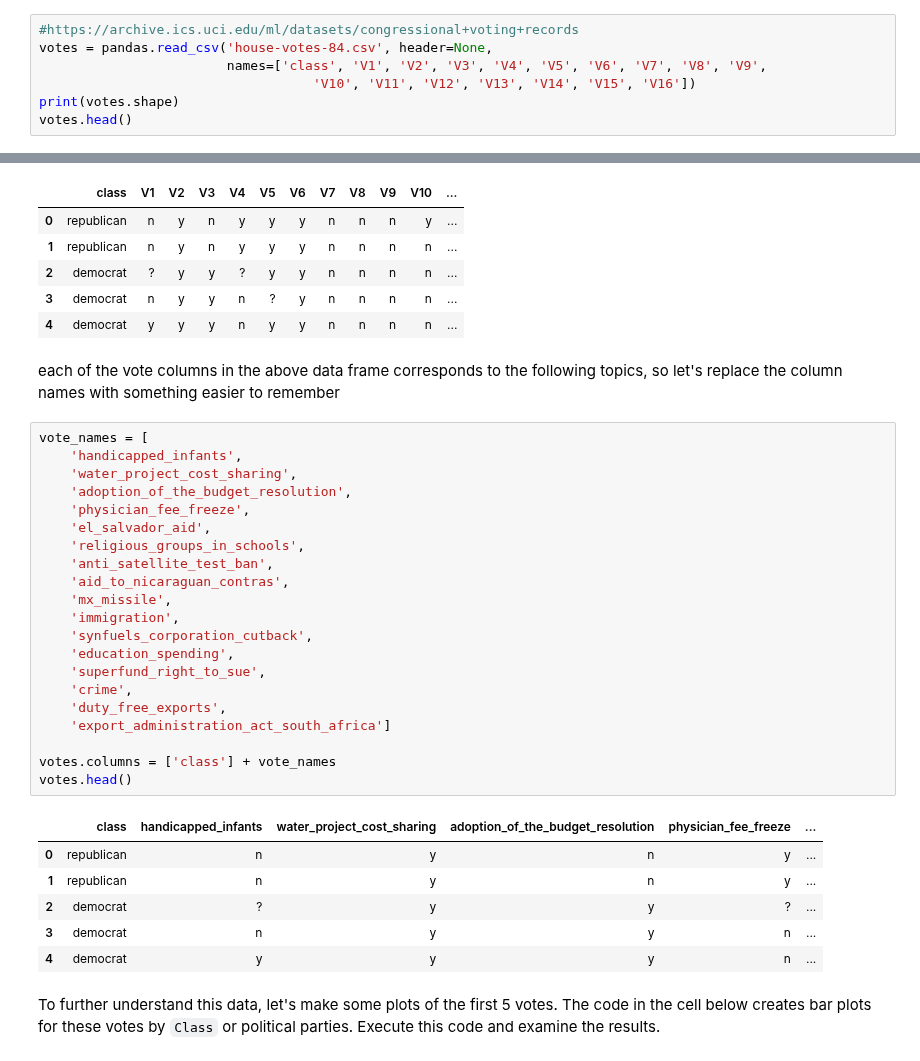
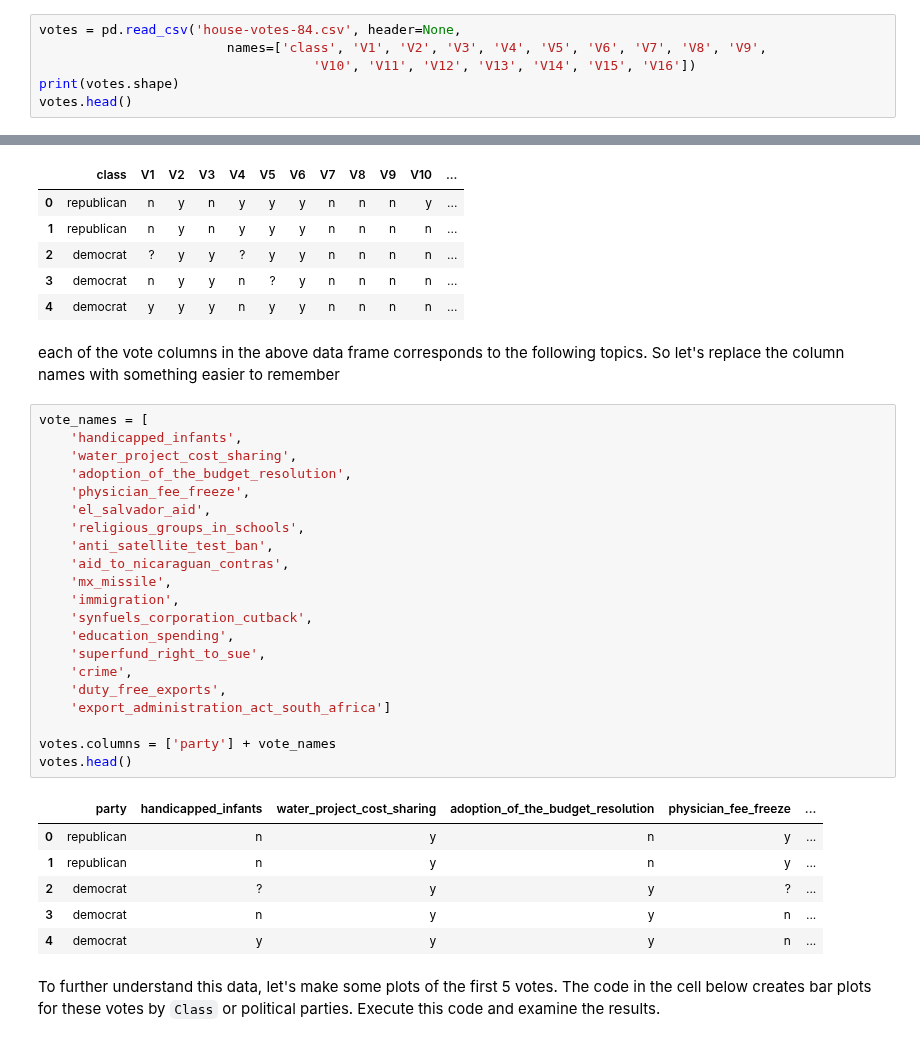
Before and after one commit to StephenElston/DataScience410, a Jupyter notebook: Lecture9/NaiveBayes.ipynb, the cells around one changed output, grey strips where cells are left out. Saved outputs shown, nothing was run; the diff lists cells and outputs as text.

```diff
--- a/Lecture9/NaiveBayes.ipynb
+++ b/Lecture9/NaiveBayes.ipynb
@@ -108,8 +110,7 @@ Let's try a simple example of a naive bayes model. The R mlbench package contain
 
 Execute the code in the cell below to load the data and examine the dimensions and head of the data.
 # %%
-#https://archive.ics.uci.edu/ml/datasets/congressional+voting+records
-votes = pandas.read_csv('house-votes-84.csv', header=None,
+votes = pd.read_csv('house-votes-84.csv', header=None,
                         names=['class', 'V1', 'V2', 'V3', 'V4', 'V5', 'V6', 'V7', 'V8', 'V9',
                                    'V10', 'V11', 'V12', 'V13', 'V14', 'V15', 'V16'])
 print(votes.shape)
@@ -123,30 +124,30 @@ votes.head()
 | 3 | democrat | n | y | y | n | ? | y | n | n | n | n | ... |
 | 4 | democrat | y | y | y | n | y | y | n | n | n | n | ... |
 # %% [markdown]
-each of the vote columns in the above data frame corresponds to the following topics, so let's replace the column names with something easier to remember
+each of the vote columns in the above data frame corresponds to the following topics. So let's replace the column names with something easier to remember
 # %%
 vote_names = [
     'handicapped_infants',
     'water_project_cost_sharing',
     'adoption_of_the_budget_resolution',
     'physician_fee_freeze',
     'el_salvador_aid',
     'religious_groups_in_schools',
     'anti_satellite_test_ban',
     'aid_to_nicaraguan_contras',
     'mx_missile',
     'immigration',
     'synfuels_corporation_cutback',
     'education_spending',
     'superfund_right_to_sue',
     'crime',
     'duty_free_exports',
     'export_administration_act_south_africa']
 
-votes.columns = ['class'] + vote_names
+votes.columns = ['party'] + vote_names
 votes.head()
 # %% [output]
-|  | class | handicapped_infants | water_project_cost_sharing | adoption_of_the_budget_resolution | physician_fee_freeze | ... |
+|  | party | handicapped_infants | water_project_cost_sharing | adoption_of_the_budget_resolution | physician_fee_freeze | ... |
 | 0 | republican | n | y | n | y | ... |
 | 1 | republican | n | y | n | y | ... |
 | 2 | democrat | ? | y | y | ? | ... |
```
Also changed, not shown: parts of 8 cells of this notebook.
